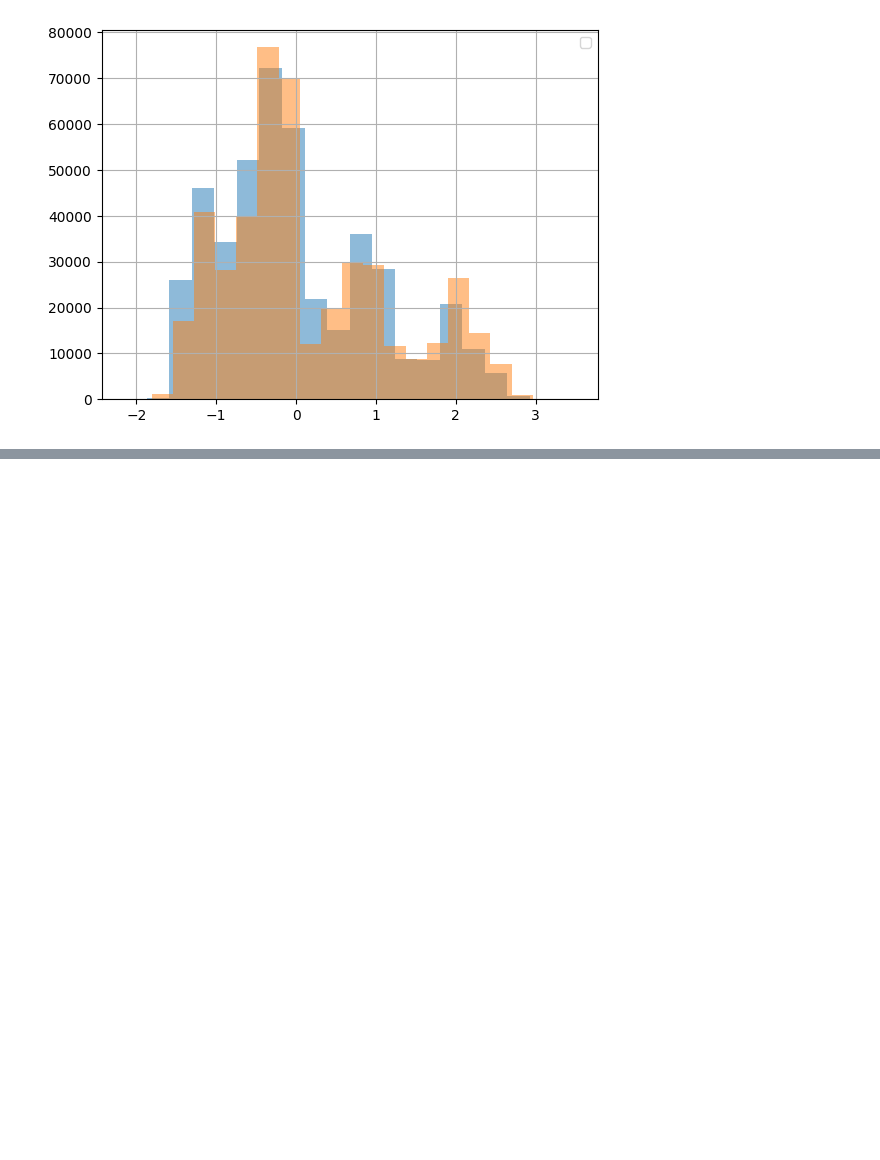
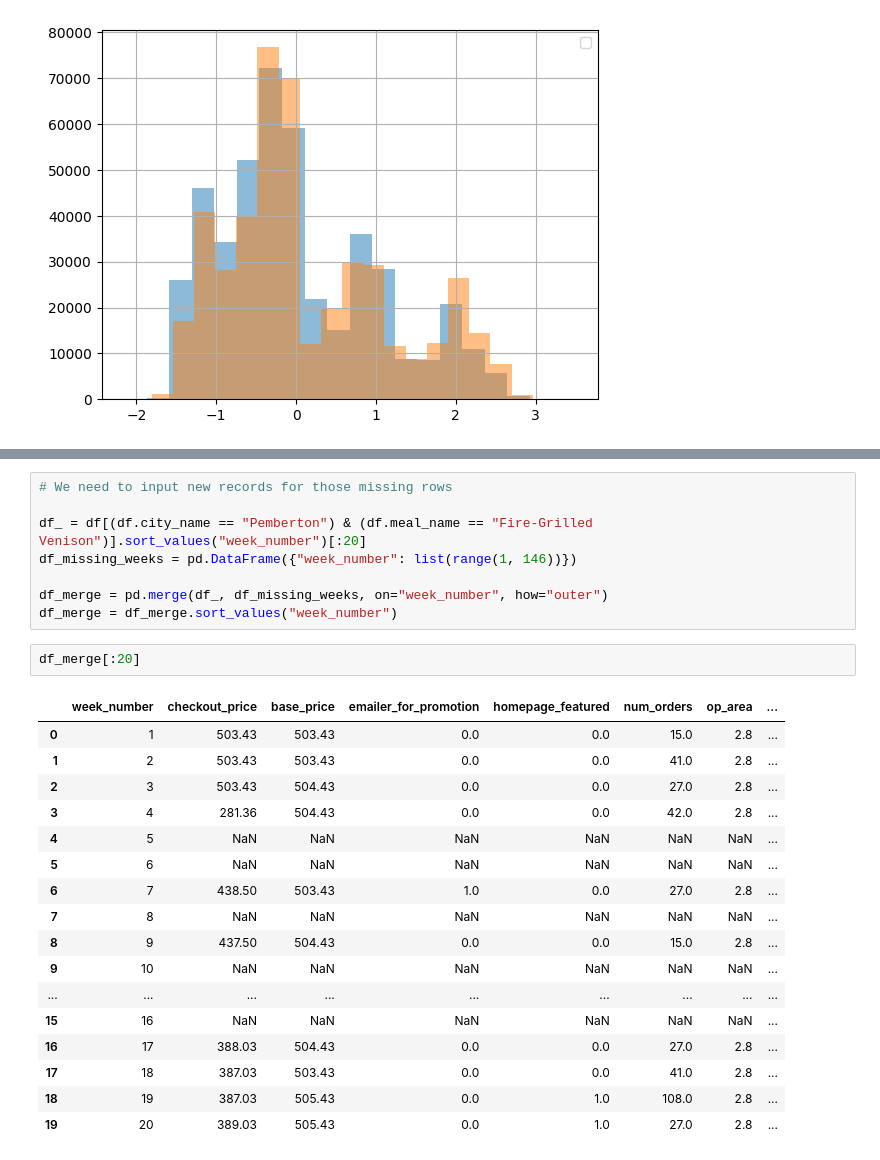
Before and after one commit to zazencodes/ml-quest-1-demand-forecasting, a Jupyter notebook: notebooks/1_explore_clean.ipynb, the cells around one changed output, grey strips where cells are left out. Drawn from its saved outputs; the diff is of its cells as text; blank space fills up the shorter version.

```diff
--- a/notebooks/1_explore_clean.ipynb
+++ b/notebooks/1_explore_clean.ipynb
@@ -833,0 +1011,28 @@ plt.legend()
+# %%
+# We need to input new records for those missing rows
+
+df_ = df[(df.city_name == "Pemberton") & (df.meal_name == "Fire-Grilled Venison")].sort_values("week_number")[:20]
+df_missing_weeks = pd.DataFrame({"week_number": list(range(1, 146))})
+
+df_merge = pd.merge(df_, df_missing_weeks, on="week_number", how="outer")
+df_merge = df_merge.sort_values("week_number")
+# %%
+df_merge[:20]
+# %% [output]
+|  | week_number | checkout_price | base_price | emailer_for_promotion | homepage_featured | num_orders | op_area | ... |
+| 0 | 1 | 503.43 | 503.43 | 0.0 | 0.0 | 15.0 | 2.8 | ... |
+| 1 | 2 | 503.43 | 503.43 | 0.0 | 0.0 | 41.0 | 2.8 | ... |
+| 2 | 3 | 503.43 | 504.43 | 0.0 | 0.0 | 27.0 | 2.8 | ... |
+| 3 | 4 | 281.36 | 504.43 | 0.0 | 0.0 | 42.0 | 2.8 | ... |
+| 4 | 5 | NaN | NaN | NaN | NaN | NaN | NaN | ... |
+| 5 | 6 | NaN | NaN | NaN | NaN | NaN | NaN | ... |
+| 6 | 7 | 438.50 | 503.43 | 1.0 | 0.0 | 27.0 | 2.8 | ... |
+| 7 | 8 | NaN | NaN | NaN | NaN | NaN | NaN | ... |
+| 8 | 9 | 437.50 | 504.43 | 0.0 | 0.0 | 15.0 | 2.8 | ... |
+| 9 | 10 | NaN | NaN | NaN | NaN | NaN | NaN | ... |
+| ... | ... | ... | ... | ... | ... | ... | ... | ... |
+| 15 | 16 | NaN | NaN | NaN | NaN | NaN | NaN | ... |
+| 16 | 17 | 388.03 | 504.43 | 0.0 | 0.0 | 27.0 | 2.8 | ... |
+| 17 | 18 | 387.03 | 503.43 | 0.0 | 0.0 | 41.0 | 2.8 | ... |
+| 18 | 19 | 387.03 | 505.43 | 0.0 | 1.0 | 108.0 | 2.8 | ... |
+| 19 | 20 | 389.03 | 505.43 | 0.0 | 1.0 | 27.0 | 2.8 | ... |
```
Also changed, not shown: parts of 19 cells of this notebook.
